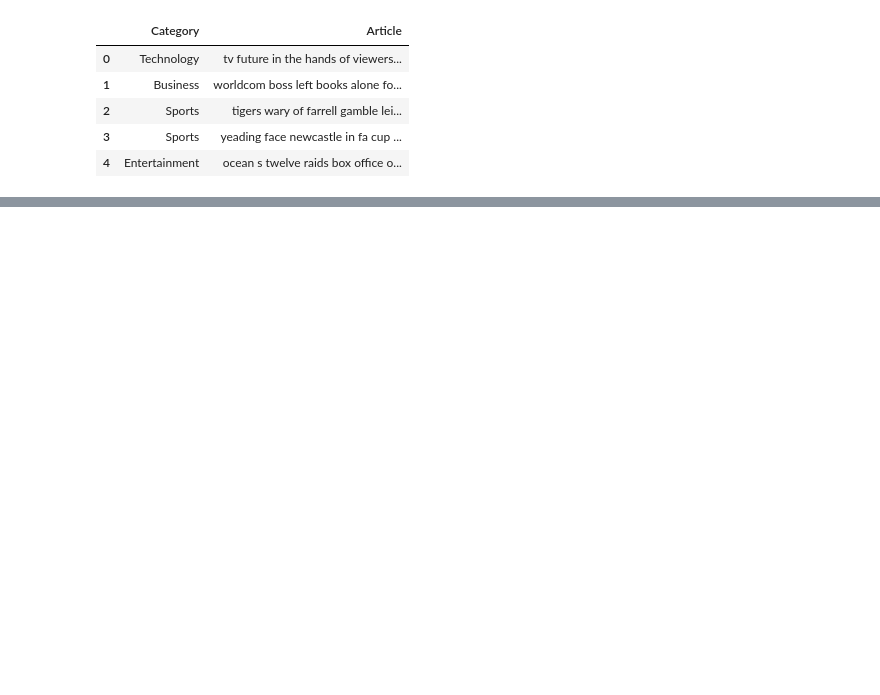
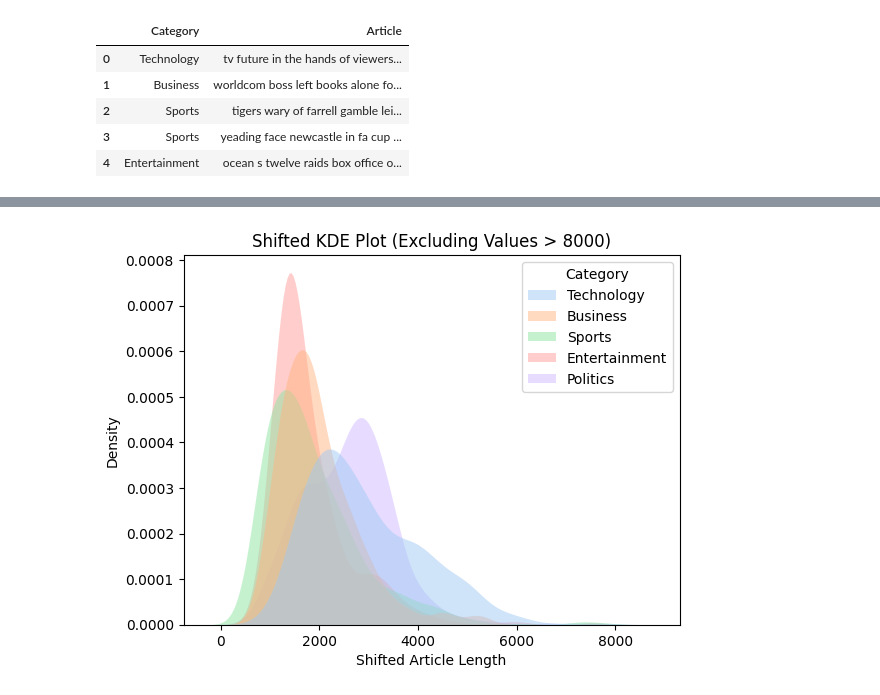
Before and after one commit to varuntyagi-i/FlipItNews-CaseStudy-NLP, a Jupyter notebook: notebook.ipynb, the cells around one changed output, grey strips where cells are left out. Saved outputs shown, nothing was run; the diff lists cells and outputs as text; code cells hidden in the pictures; blank space fills up the shorter version.

```diff
--- a/notebook.ipynb
+++ b/notebook.ipynb
@@ -12,0 +95,19 @@ df.head()
+# %%
+# Filter out values greater than 8000
+df_filtered = df[df["article_length"] <= 8000]
+
+# Plot the shifted KDE plot
+sns.kdeplot(df_filtered,
+            x="article_length",
+            hue="Category",
+            fill=True,
+            common_norm=False,
+            palette="pastel",
+            alpha=.5,
+            linewidth=0)
+
+plt.title("Shifted KDE Plot (Excluding Values > 8000)")
+plt.xlabel("Shifted Article Length")
+plt.show()
+# %% [output]
+[figure, added]
```
Also changed, not shown: parts of 31 cells of this notebook.
